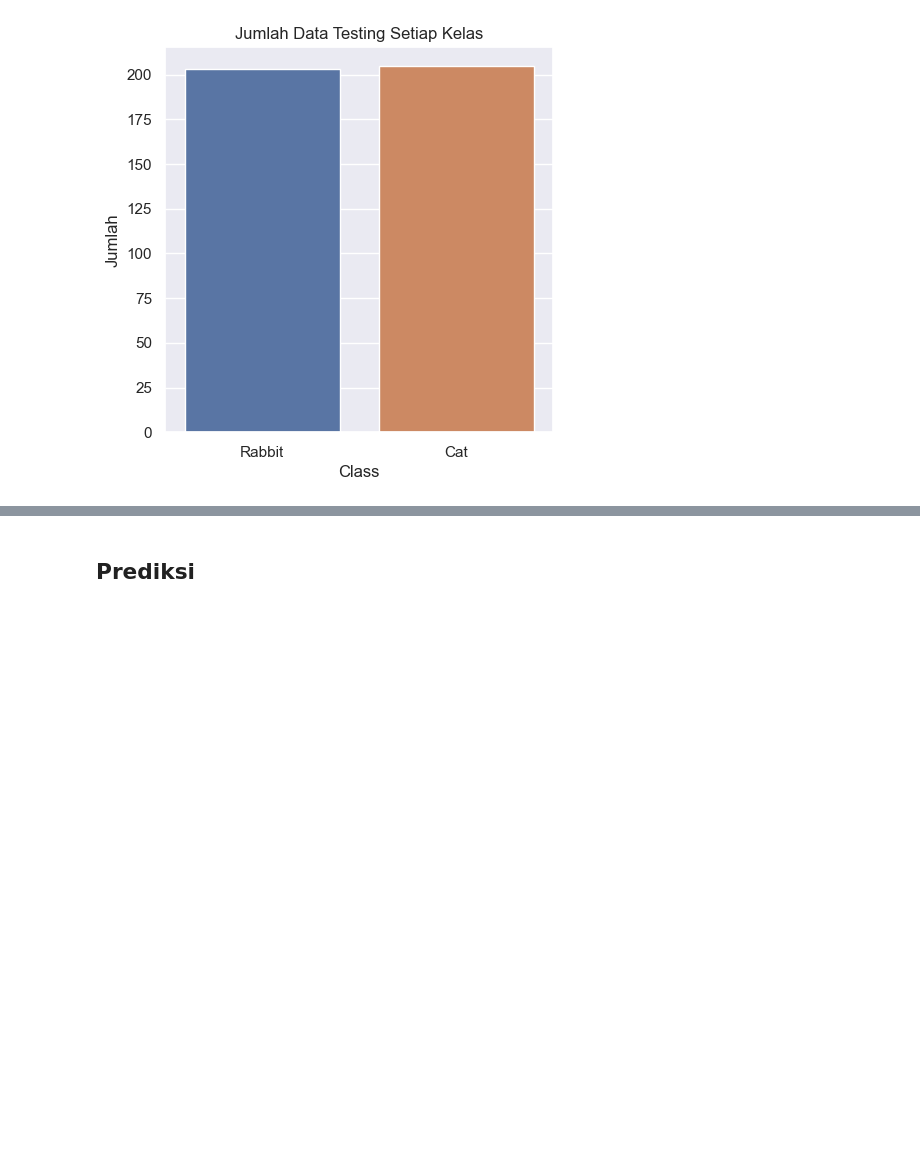
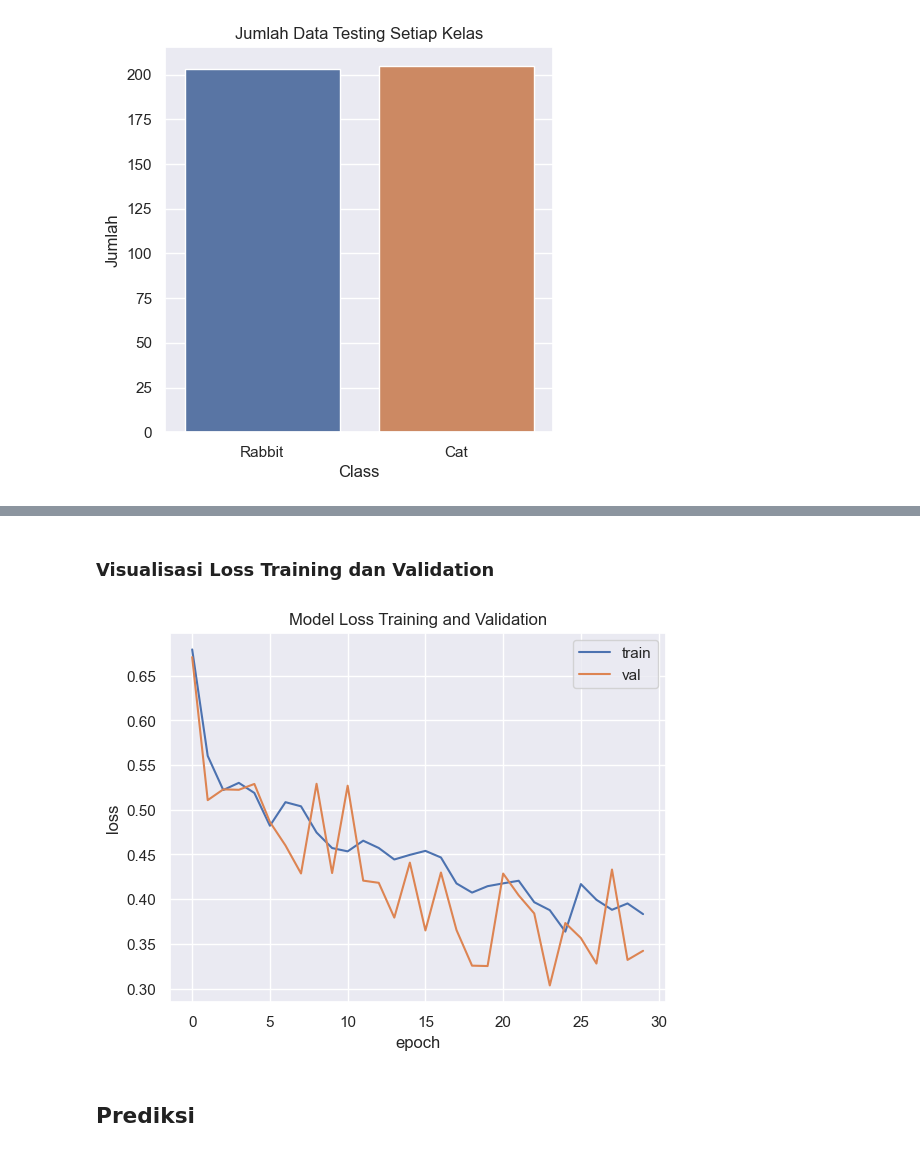
Before and after one commit to fian3021/PA-KB, a Jupyter notebook: A1K8.ipynb, the cells around one changed output, grey strips where cells are left out. Drawn from its saved outputs; the diff is of its cells as text; code cells hidden in the pictures; blank space fills up the shorter version.

```diff
--- a/A1K8.ipynb
+++ b/A1K8.ipynb
@@ -369,3 +323,15 @@ ValueError: All arrays must be of the same length
+# %% [markdown]
+### Visualisasi Loss Training dan Validation
+# %%
+plt.plot(hasil.history['loss'])
+plt.plot(hasil.history['val_loss'])
+plt.title('Model Loss Training and Validation')
+plt.ylabel('loss')
+plt.xlabel('epoch')
+plt.legend(['train', 'val'], loc='upper right')
+plt.show()
+# %% [output]
+[figure, added]
 # %% [markdown]
 ## Prediksi
 # %%
```
Also changed, not shown: parts of 50 cells of this notebook, 50 other files.
